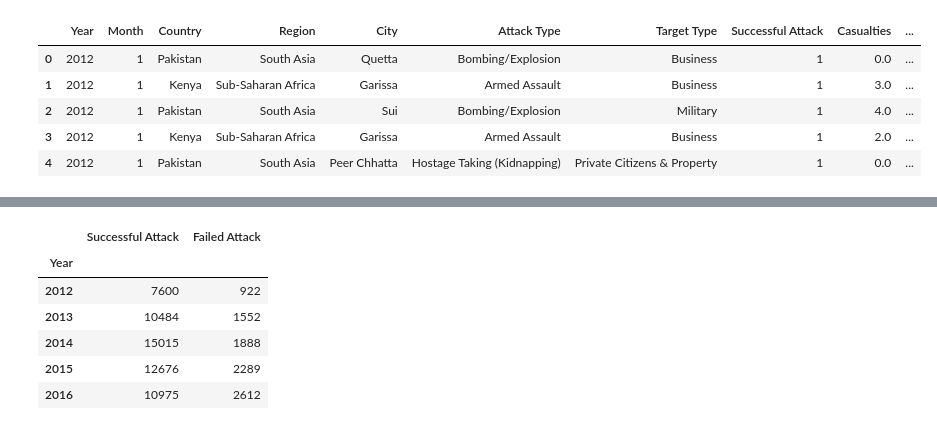
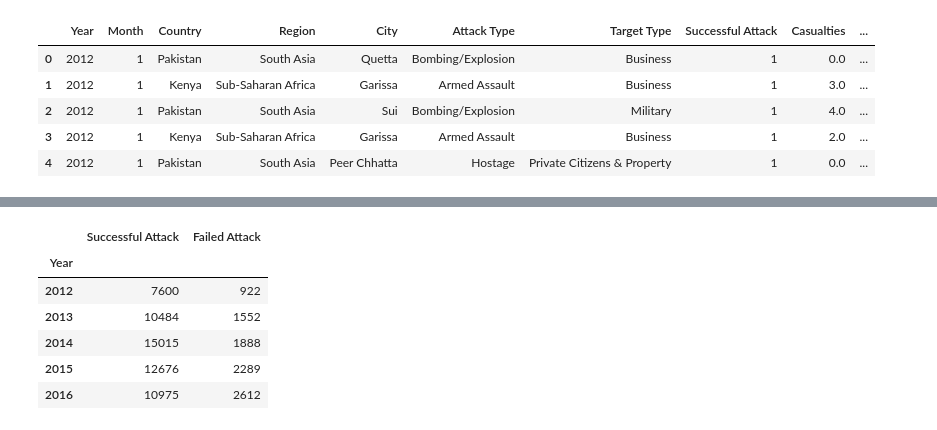
Before and after one commit to kristen-hyman/Group_Project, a Jupyter notebook: kristen_file.ipynb, the cells around one changed output, grey strips where cells are left out. Cells and saved outputs as stored; diff of their text form; code cells hidden in the pictures.

```diff
--- a/kristen_file.ipynb
+++ b/kristen_file.ipynb
@@ -1,29 +13,23 @@
 # %%
-#Import dependencies
-
-import pandas as pd
-import numpy as np
-import matplotlib.pyplot as plt
-plt.style.use('ggplot')
-import seaborn.apionly as sns
-
-#import CSV
-terror = "Terrorism.csv"
-df = pd.read_csv(terror, encoding = "Latin")
-
 #Pull in columns that we need from the large data set
-df2 = df[["iyear","imonth", "country_txt", "region_txt", "city", "attacktype1_txt", "targtype1_txt","success","nkill","nwound"]]
+df2 = df[["iyear","imonth", "country_txt", "region_txt", "city", "attacktype1_txt",
+          "targtype1_txt","success","nkill","nwound"]]
 
 #Rename the columns for better understanding
 renamed_df = df2.rename(columns={"iyear": "Year","imonth": "Month", "country_txt": "Country",
                 "region_txt":"Region", "city":"City", "attacktype1_txt": "Attack Type",
                 "targtype1_txt":"Target Type","nkill":"Casualties","nwound":"Number Wounded",
                                  "success":"Successful Attack"})
+
+renamed_df["Attack Type"] = renamed_df["Attack Type"].replace(
+    {"Hostage Taking (Barricade Incident)": "Hostage", "Hostage Taking (Kidnapping)": "Hostage",
+     "Unarmed Assault": "Other/Unknown", "Hijacking":"Other/Unknown", "Unknown":"Other/Unknown"})
+
 renamed_df.head()
 # %% [output]
 |  | Year | Month | Country | Region | City | Attack Type | Target Type | Successful Attack | Casualties | ... |
 | 0 | 2012 | 1 | Pakistan | South Asia | Quetta | Bombing/Explosion | Business | 1 | 0.0 | ... |
 | 1 | 2012 | 1 | Kenya | Sub-Saharan Africa | Garissa | Armed Assault | Business | 1 | 3.0 | ... |
 | 2 | 2012 | 1 | Pakistan | South Asia | Sui | Bombing/Explosion | Military | 1 | 4.0 | ... |
 | 3 | 2012 | 1 | Kenya | Sub-Saharan Africa | Garissa | Armed Assault | Business | 1 | 2.0 | ... |
-| 4 | 2012 | 1 | Pakistan | South Asia | Peer Chhatta | Hostage Taking (Kidnapping) | Private Citizens & Property | 1 | 0.0 | ... |
+| 4 | 2012 | 1 | Pakistan | South Asia | Peer Chhatta | Hostage | Private Citizens & Property | 1 | 0.0 | ... |
```
Also changed, not shown: parts of 11 cells of this notebook.
